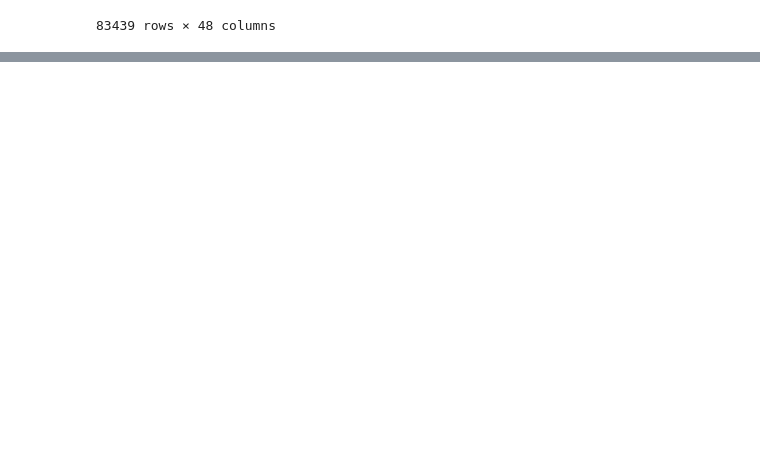
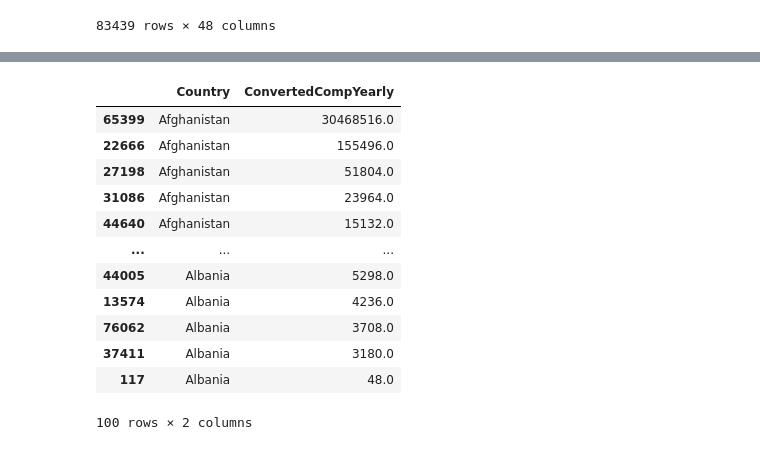
Before and after one commit to NoumanHere/Pandas, a Jupyter notebook: Pandas Demo.ipynb, the cells around one changed output, grey strips where cells are left out. Saved outputs shown, nothing was run; the diff lists cells and outputs as text; code cells hidden in the pictures; blank space fills up the shorter version.

```diff
--- a/Pandas Demo.ipynb
+++ b/Pandas Demo.ipynb
@@ -432,0 +451,18 @@ df
+# %%
+df.sort_values(by = ['Country','ConvertedCompYearly'],ascending = [True,False],inplace = True)  ## ascending = [True,False] , True for Country and False for ConvertedCompYearly
+# %%
+df[['Country','ConvertedCompYearly']].head(100)
+# %% [output]
+|  | Country | ConvertedCompYearly |
+| 65399 | Afghanistan | 30468516.0 |
+| 22666 | Afghanistan | 155496.0 |
+| 27198 | Afghanistan | 51804.0 |
+| 31086 | Afghanistan | 23964.0 |
+| 44640 | Afghanistan | 15132.0 |
+| ... | ... | ... |
+| 44005 | Albania | 5298.0 |
+| 13574 | Albania | 4236.0 |
+| 76062 | Albania | 3708.0 |
+| 37411 | Albania | 3180.0 |
+| 117 | Albania | 48.0 |
+100 rows × 2 columns
```
Also changed, not shown: parts of 5 cells of this notebook, 1 other file.
